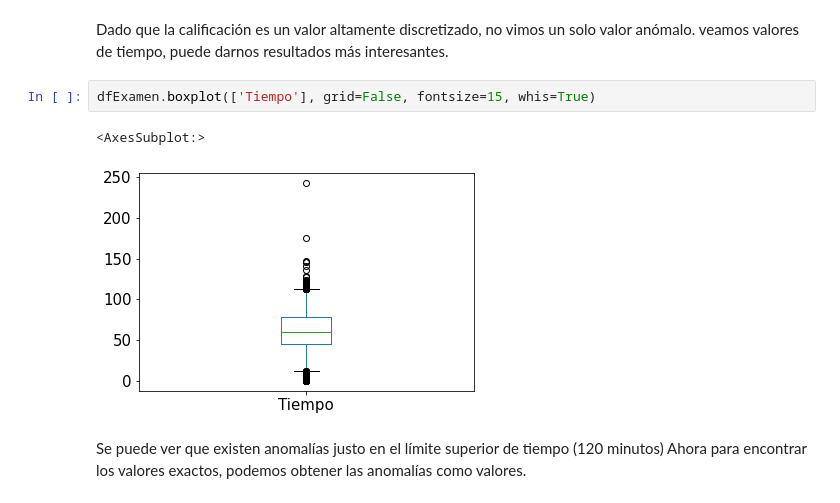
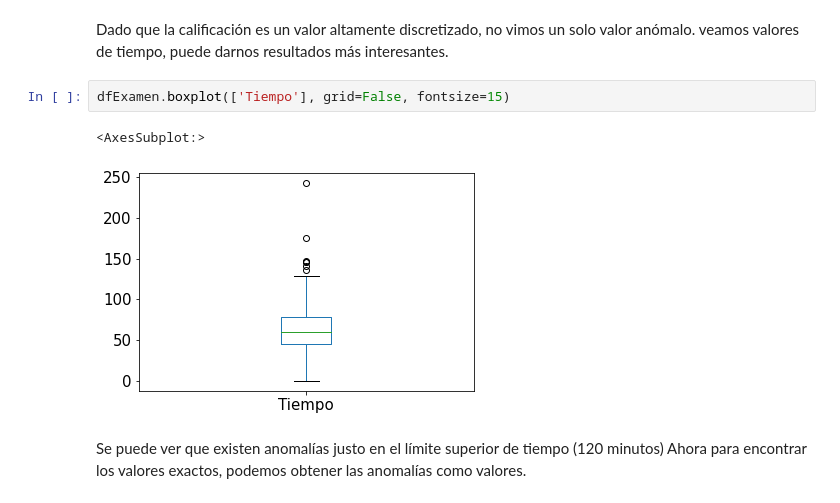
Before and after one commit to ldurazo/mcd-outliers, a Jupyter notebook: notebooks/outlier-kneighbors.ipynb, the cells around one changed output. Saved outputs shown, nothing was run; the diff lists cells and outputs as text.

```diff
--- a/notebooks/outlier-kneighbors.ipynb
+++ b/notebooks/outlier-kneighbors.ipynb
@@ -135,10 +135,10 @@ dfExamen.boxplot(['Calificacion'], grid=False, fontsize=15)
 Dado que la calificación es un valor altamente discretizado, no vimos un solo valor anómalo.
 veamos valores de tiempo, puede darnos resultados más interesantes.
 # %%
-dfExamen.boxplot(['Tiempo'], grid=False, fontsize=15, whis=True)
+dfExamen.boxplot(['Tiempo'], grid=False, fontsize=15)
 # %% [output]
 <AxesSubplot:>
-[figure, old version]
+[figure, new version]
 # %% [markdown]
 Se puede ver que existen anomalías justo en el límite superior de tiempo (120 minutos)
 Ahora para encontrar los valores exactos, podemos obtener las anomalías como valores.
```
